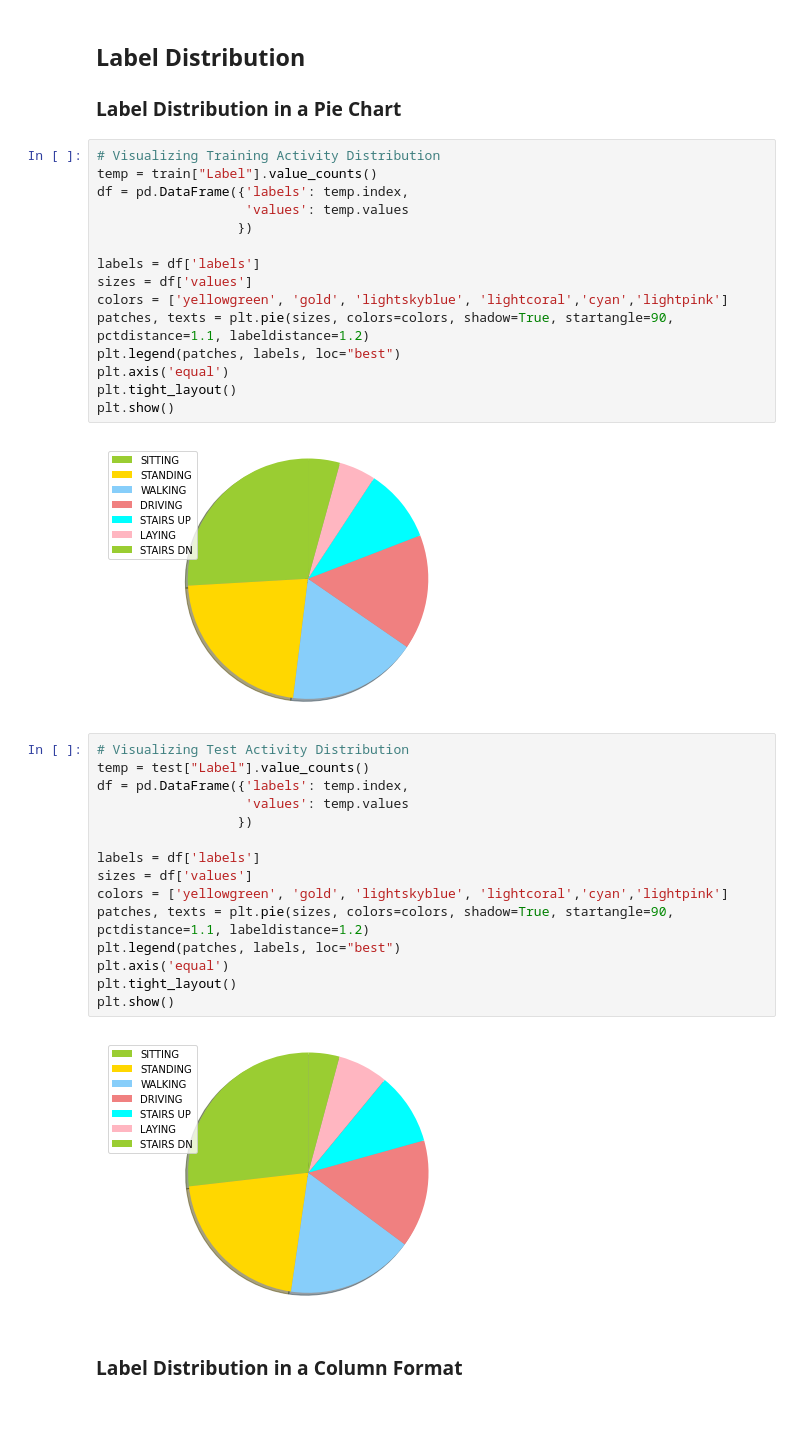
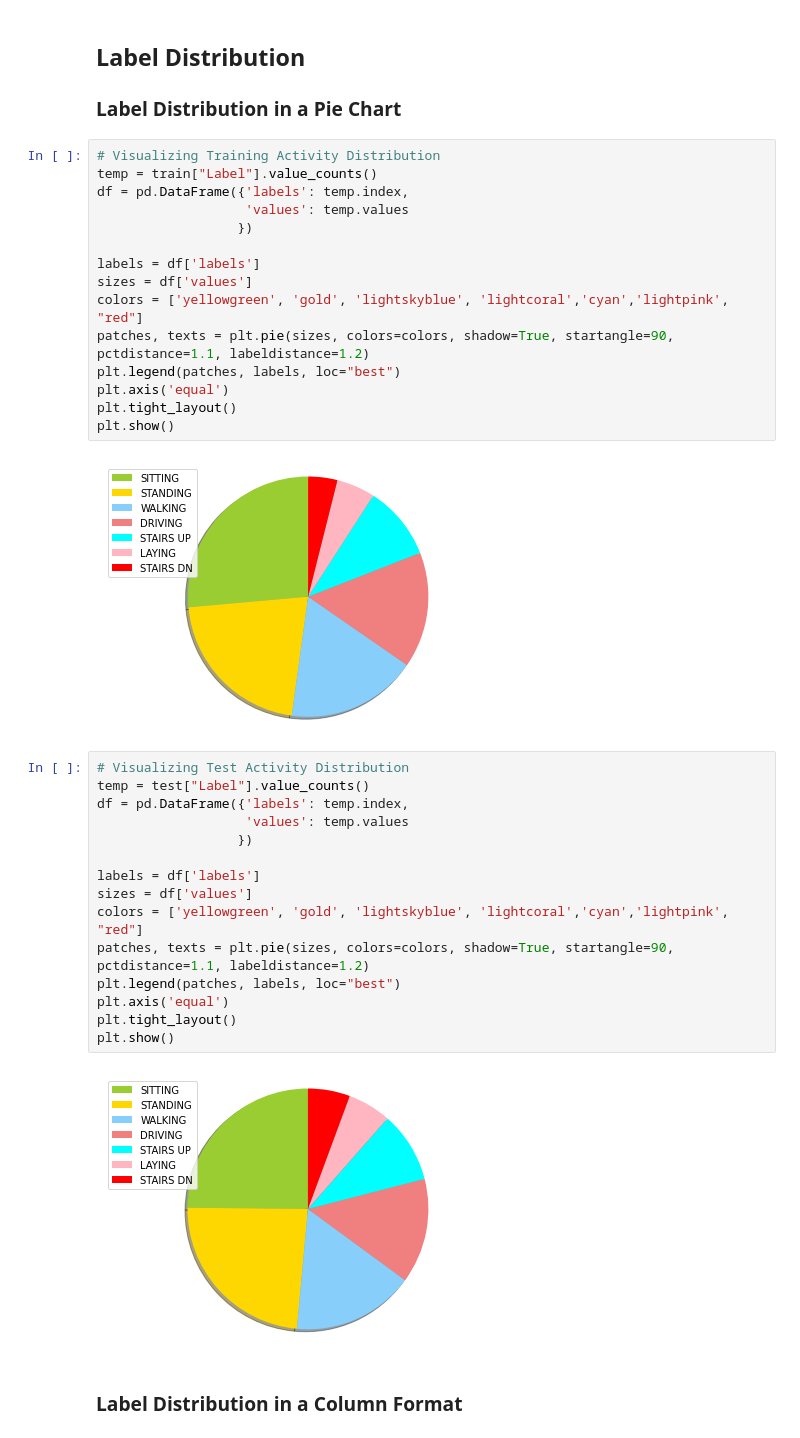
Before and after one commit to ijtan/HAR-Processing-Pipeline, a Jupyter notebook: SVM.ipynb, the cells around one changed output. Drawn from its saved outputs; the diff is of its cells as text.

```diff
--- a/SVM.ipynb
+++ b/SVM.ipynb
@@ -147,31 +147,31 @@ df = pd.DataFrame({'labels': temp.index,
 
 labels = df['labels']
 sizes = df['values']
-colors = ['yellowgreen', 'gold', 'lightskyblue', 'lightcoral','cyan','lightpink']
+colors = ['yellowgreen', 'gold', 'lightskyblue', 'lightcoral','cyan','lightpink', "red"]
 patches, texts = plt.pie(sizes, colors=colors, shadow=True, startangle=90, pctdistance=1.1, labeldistance=1.2)
 plt.legend(patches, labels, loc="best")
 plt.axis('equal')
 plt.tight_layout()
 plt.show()
 # %% [output]
-[figure, old version]
+[figure, new version]
 # %%
 # Visualizing Test Activity Distribution
 temp = test["Label"].value_counts()
 df = pd.DataFrame({'labels': temp.index,
                    'values': temp.values
                   })
 
 labels = df['labels']
 sizes = df['values']
-colors = ['yellowgreen', 'gold', 'lightskyblue', 'lightcoral','cyan','lightpink']
+colors = ['yellowgreen', 'gold', 'lightskyblue', 'lightcoral','cyan','lightpink', "red"]
 patches, texts = plt.pie(sizes, colors=colors, shadow=True, startangle=90, pctdistance=1.1, labeldistance=1.2)
 plt.legend(patches, labels, loc="best")
 plt.axis('equal')
 plt.tight_layout()
 plt.show()
 # %% [output]
-[figure, old version]
+[figure, new version]
 # %% [markdown]
 ### Label Distribution in a Column Format
 # %%
```
Also changed, not shown: parts of 7 cells of this notebook.
